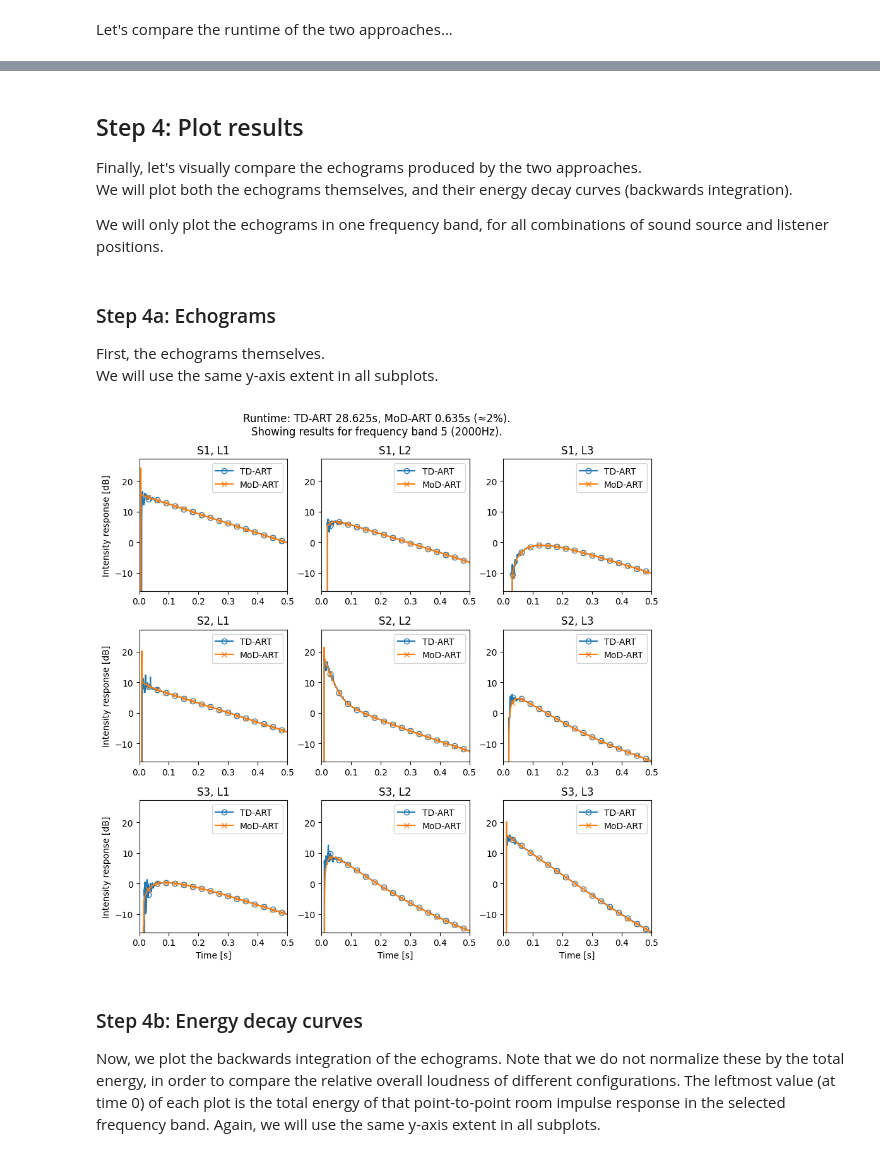
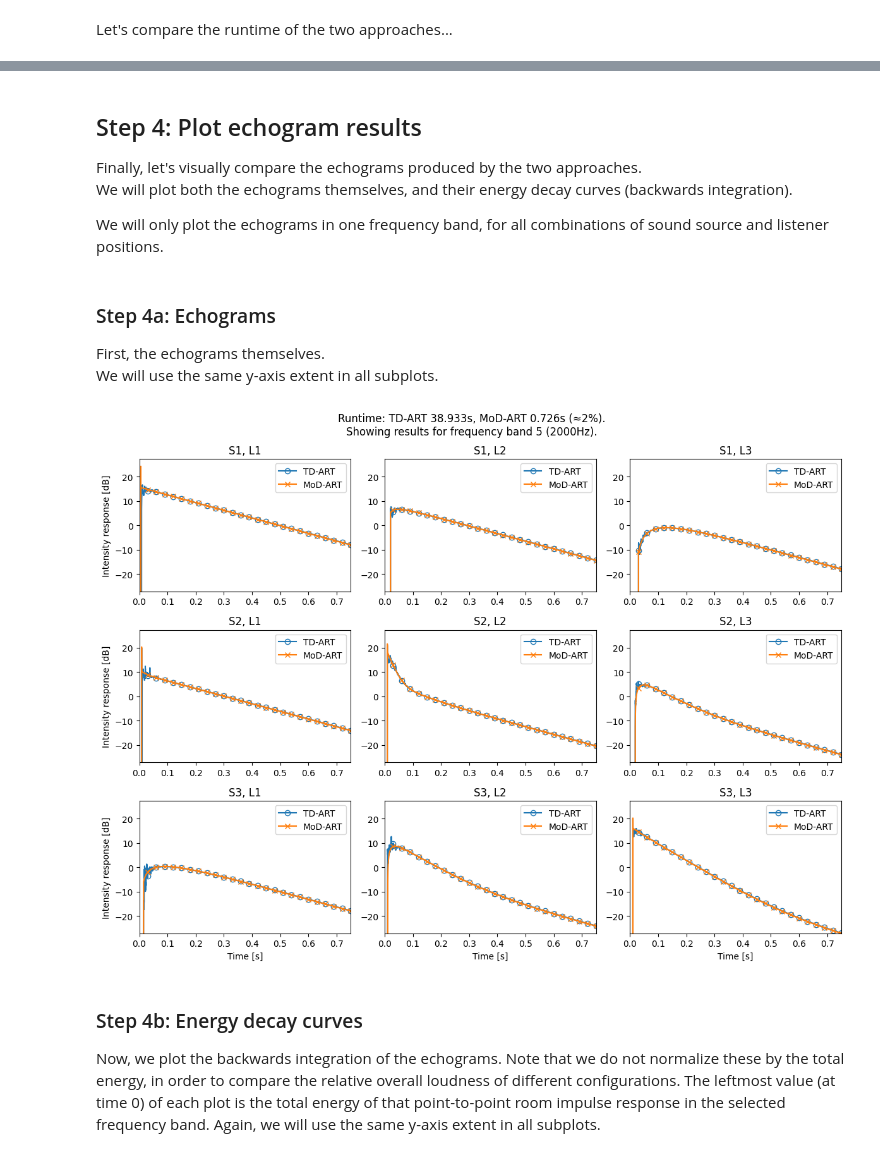
Before and after one commit to iosr-surrey/mod-art, a Jupyter notebook: example usage/Tutorial.ipynb, the cells around one changed output, grey strips where cells are left out. Cells and saved outputs as stored; diff of their text form; code cells hidden in the pictures.

```diff
--- a/example usage/Tutorial.ipynb
+++ b/example usage/Tutorial.ipynb
@@ -101,6 +110,6 @@ Let's start by specifying the length of time over which we want to evaluate ener
 # %%
-# Duration of the echograms to be displayed, in seconds.
-echogram_duration = 1.0
+# Duration of the impulse responses to be generated, in seconds.
+response_duration = 1.5
 # Sample rate used for the echograms. Mostly relevant to avoid rounding errors in the propagation delays.
 echogram_sample_rate = 1e4
 # %% [markdown]
@@ -119,7 +128,7 @@ Internally, the `run_ART` function is going to:
 start_time = time.time()
 ART_echograms, frequencies = run_ART(environment_folder, source_positions, listener_positions,
                                      echogram_sample_rate=echogram_sample_rate,
-                                     echogram_duration=echogram_duration)
+                                     echogram_duration=response_duration)
 ART_runtime = time.time() - start_time
 # %% [output]
 Running `run_ART` in the environment "DampenedMiddle_20_patches"
@@ -154,7 +163,7 @@ Internally, the `run_MoDART` function is going to:
 start_time = time.time()
 MoDART_echograms, _, _ = run_MoDART(environment_folder, source_positions, listener_positions,
                                     echogram_sample_rate=echogram_sample_rate,
-                                    echogram_duration=echogram_duration)
+                                    echogram_duration=response_duration)
 MoDART_runtime = time.time() - start_time
 # %% [output]
 Running `run_MoDART` in the environment "DampenedMiddle_20_patches"
@@ -187,5 +196,5 @@ MoD-ART took 2.22% as long as TD-ART.
 # %% [markdown]
-## Step 4: Plot results
+## Step 4: Plot echogram results
 
 Finally, let's visually compare the echograms produced by the two approaches.
 We will plot both the echograms themselves, and their energy decay curves (backwards integration).
@@ -193,15 +202,15 @@ We will plot both the echograms themselves, and their energy decay curves (backw
 We will only plot the echograms in one frequency band, for all combinations of sound source and listener positions.
 # %%
 displayed_band_idx = 5
-displayed_duration = echogram_duration / 2
+displayed_duration = response_duration / 2
 
 # Prepare a time axis for the plots.
-time_axis = np.arange(0, ART_echograms.shape[-1]) / echogram_sample_rate
+echogram_time_axis = np.arange(0, response_duration, 1 / echogram_sample_rate)
 num_bands = len(frequencies)
 num_sources = len(source_positions)
 num_listeners = len(listener_positions)
 # Number of (echogram) samples actually shown displayed the plots:
-displayed_len = min(len(time_axis), int(displayed_duration * echogram_sample_rate))
+displayed_len = min(len(echogram_time_axis), int(displayed_duration * echogram_sample_rate))
 # %% [markdown]
 ### Step 4a: Echograms
 
@@ -218,37 +227,37 @@ MoDART_echograms_dB = 10 * np.log10(MoDART_echograms_clipped)
 max_extent = max(np.max(ART_echograms_dB[:, :, displayed_band_idx-1, :displayed_len]),
                  np.max(MoDART_echograms_dB[:, :, displayed_band_idx-1, :displayed_len]))
 min_extent = min(np.min(ART_echograms_dB[:, :, displayed_band_idx-1, displayed_len]),
                  np.min(MoDART_echograms_dB[:, :, displayed_band_idx-1, displayed_len]))
 
 fig, ax = plt.subplots(num_sources, num_listeners,
-                       figsize=(3*num_listeners, 3*num_sources))
+                       figsize=(4*num_listeners, 3*num_sources))
 
 for s in range(num_sources):
     for l in range(num_listeners):
-        ax[s, l].plot(time_axis, ART_echograms_dB[s, l, displayed_band_idx-1],
+        ax[s, l].plot(echogram_time_axis, ART_echograms_dB[s, l, displayed_band_idx-1],
                       label='TD-ART', marker='o', fillstyle='none',
                       markevery=int(3e-2 * echogram_sample_rate))
-        ax[s, l].plot(time_axis, MoDART_echograms_dB[s, l, displayed_band_idx-1],
+        ax[s, l].plot(echogram_time_axis, MoDART_echograms_dB[s, l, displayed_band_idx-1],
                       label='MoD-ART', marker='x',
                       markevery=int(3e-2 * echogram_sample_rate))
 
         ax[s, l].legend()
         ax[s, l].set_xlim(0, displayed_duration)
         ax[s, l].set_ylim(min_extent, max_extent + 3)
 
         ax[s, l].set_title('S{}, L{}'.format(s+1, l+1))
         if l == 0:
             ax[s, l].set_ylabel('Intensity response [dB]')
         if s == num_sources-1:
             ax[s, l].set_xlabel('Time [s]')
 
 plt.suptitle('Runtime: TD-ART {:.3f}s, MoD-ART {:.3f}s (≈{:.0f}%).'.format(ART_runtime, MoDART_runtime, 100. * MoDART_runtime / ART_runtime)
              + '\nShowing results for frequency band {} ({:.0f}Hz).'.format(displayed_band_idx, frequencies[displayed_band_idx-1]))
 plt.tight_layout()
 
 plt.show()
 # %% [output]
-[figure, old version]
+[figure, new version]
 # %% [markdown]
 ### Step 4b: Energy decay curves
 
```
Also changed, not shown: parts of 20 cells of this notebook, 57 other files.
